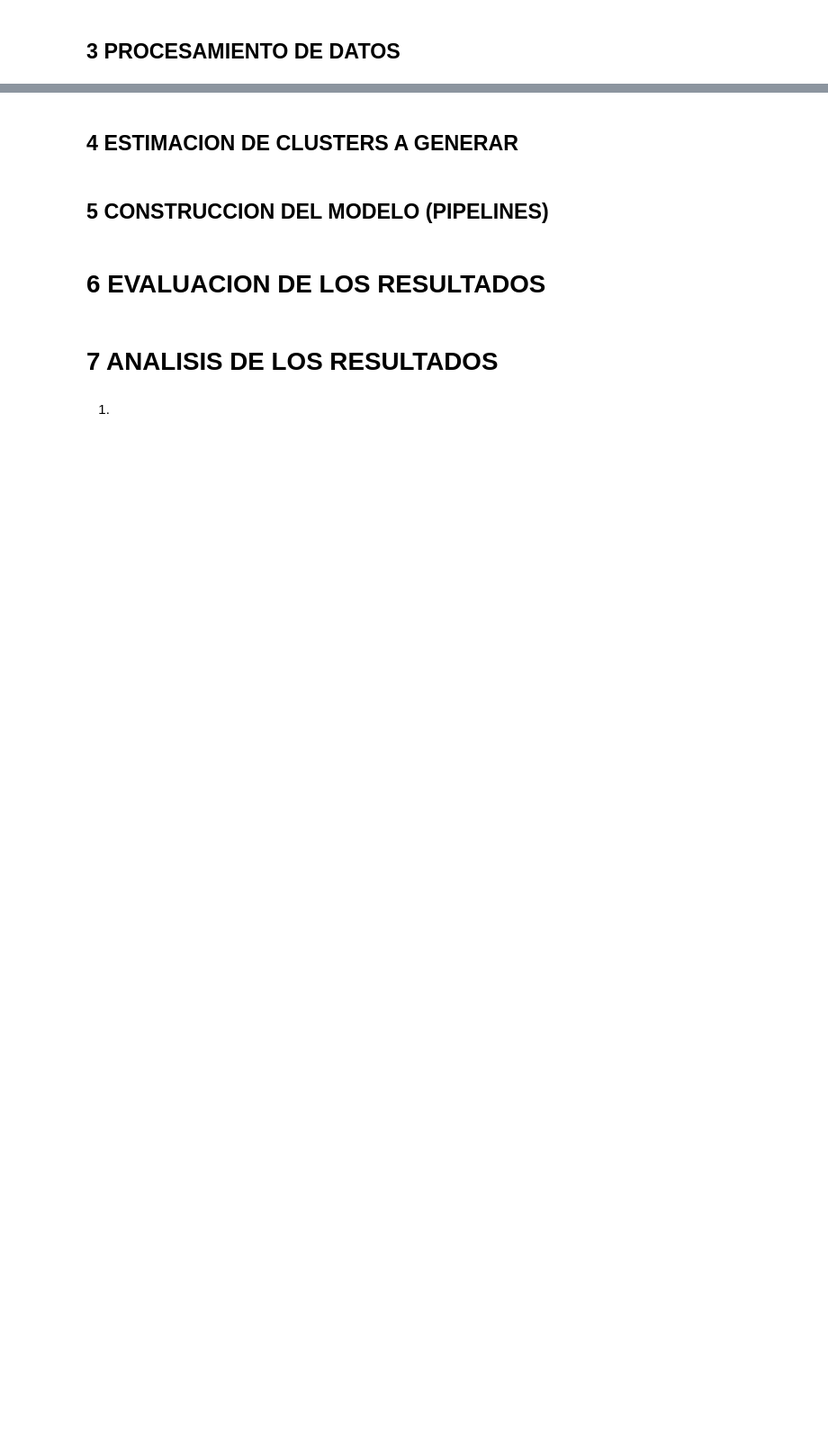
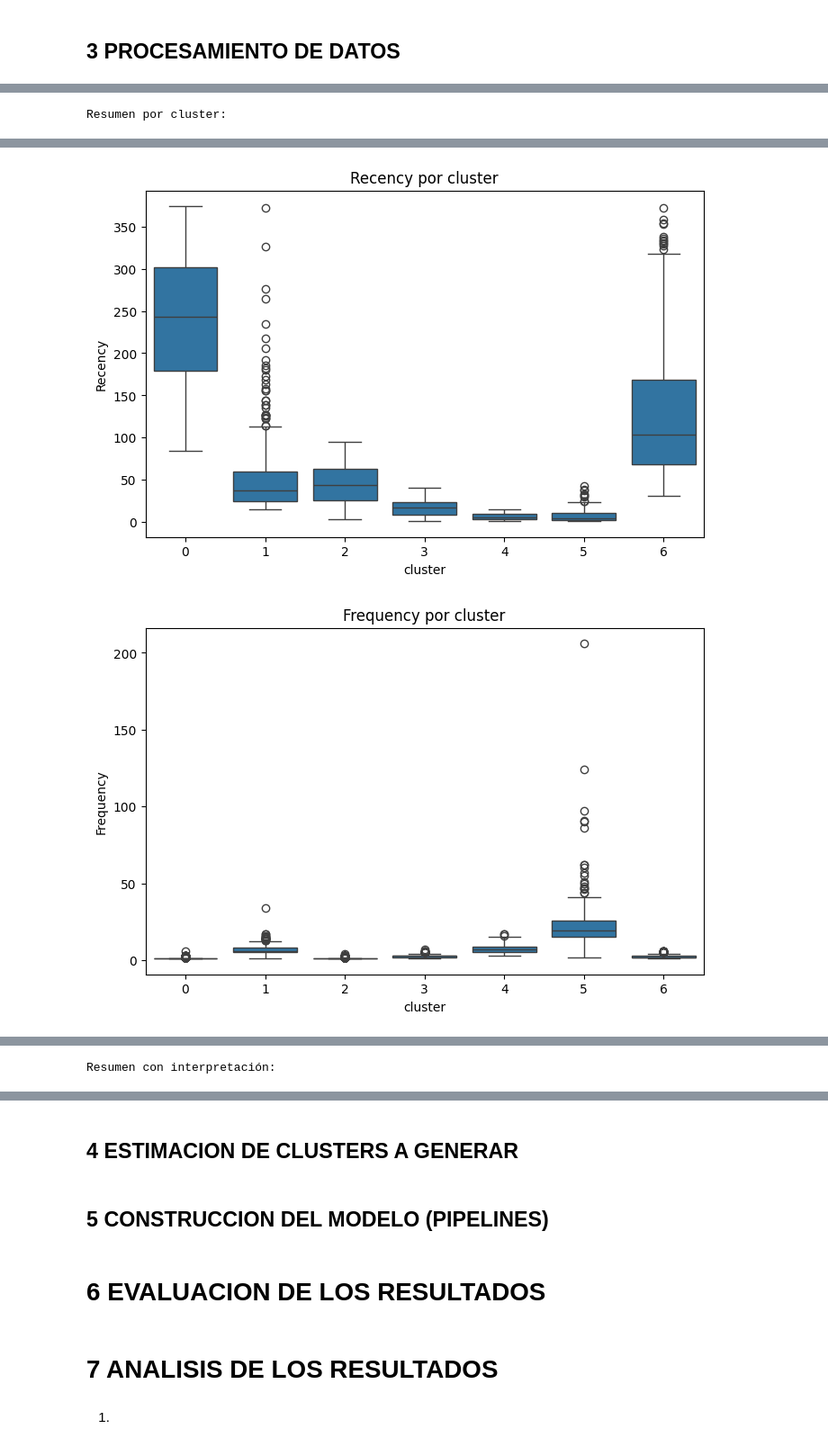
Before and after one commit to Rick2898/Clustering, a Jupyter notebook: clusteting.ipynb, the cells around one changed output, grey strips where cells are left out. Shown at 90% size. Cells and saved outputs as stored; diff of their text form; code cells hidden in the pictures; blank space fills up the shorter version.

```diff
--- a/clusteting.ipynb
+++ b/clusteting.ipynb
@@ -482,0 +624,10 @@ Pipeline(steps=[('scaler', StandardScaler()), ('dbscan', DBSCAN(eps=0.8))])
+# %%
+
+pipeline_kmeans = Pipeline([
+    ("log", FunctionTransformer(np.log1p, validate=False)),
+    ("scaler", StandardScaler()),
+    ("kmeans", KMeans(n_clusters=7, random_state=42, n_init=20))
+])
+
+pipeline_kmeans.fit(X)
+labels_kmeans = pipeline_kmeans.named_steps["kmeans"].labels_
@@ -482,0 +705,65 @@ Pipeline(steps=[('scaler', StandardScaler()), ('dbscan', DBSCAN(eps=0.8))])
+# %%
+# 1) Crear dataframe con labels
+rfm_clustered = rfm.copy()
+rfm_clustered["cluster"] = labels_kmeans
+
+# 2) Resumen estadístico por cluster
+cluster_summary = rfm_clustered.groupby("cluster").agg(
+    Recency_mean=("Recency", "mean"),
+    Recency_median=("Recency", "median"),
+    Frequency_mean=("Frequency", "mean"),
+    Frequency_median=("Frequency", "median"),
+    Monetary_mean=("Monetary", "mean"),
+    Monetary_median=("Monetary", "median"),
+    Count=("CustomerID", "count")
+).reset_index()
+
+# 3) Porcentaje de clientes por cluster
+cluster_summary["Pct_customers"] = cluster_summary["Count"] / len(rfm_clustered) * 100
+
+# 4) Ordenar por gasto promedio para entender mejor
+cluster_summary = cluster_summary.sort_values(by="Monetary_mean", ascending=False)
+
+# 5) Mostrar tabla resumen
+print("Resumen por cluster:")
+display(cluster_summary)
+
+# 6) Boxplots para interpretar comportamiento por cluster
+plt.figure(figsize=(8,5))
+sns.boxplot(data=rfm_clustered, x="cluster", y="Recency")
+plt.title("Recency por cluster")
+plt.show()
+
+plt.figure(figsize=(8,5))
+sns.boxplot(data=rfm_clustered, x="cluster", y="Frequency")
+plt.title("Frequency por cluster")
+plt.show()
+
+plt.figure(figsize=(8,5))
+sns.boxplot(data=rfm_clustered, x="cluster", y="Monetary")
+plt.title("Monetary por cluster")
+plt.show()
+
+# 7) Perfil cualitativo automático simple
+def interpretar_cluster(row):
+    r = row["Recency_mean"]
+    f = row["Frequency_mean"]
+    m = row["Monetary_mean"]
+
+    if m > cluster_summary["Monetary_mean"].quantile(0.75) and f > cluster_summary["Frequency_mean"].quantile(0.75):
+        return "VIP / Alto valor"
+    elif r > cluster_summary["Recency_mean"].quantile(0.75) and f < cluster_summary["Frequency_mean"].quantile(0.25):
+        return "Inactivos / Riesgo de abandono"
+    elif r < cluster_summary["Recency_mean"].quantile(0.25) and f < cluster_summary["Frequency_mean"].quantile(0.5):
+        return "Nuevos / Recientes"
+    elif m < cluster_summary["Monetary_mean"].quantile(0.25) and f < cluster_summary["Frequency_mean"].quantile(0.25):
+        return "Bajo valor"
+    else:
+        return "Intermedio / Regular"
+
+cluster_summary["Perfil"] = cluster_summary.apply(interpretar_cluster, axis=1)
+
+print("\nResumen con interpretación:")
+display(cluster_summary)
+# %% [output]
+Resumen por cluster:
@@ -482,0 +778,2 @@ Pipeline(steps=[('scaler', StandardScaler()), ('dbscan', DBSCAN(eps=0.8))])
+[figure, added]
+[figure, added]
@@ -482,0 +781 @@ Pipeline(steps=[('scaler', StandardScaler()), ('dbscan', DBSCAN(eps=0.8))])
+Resumen con interpretación:
```
Also changed, not shown: parts of 22 cells of this notebook, 2 other files.
